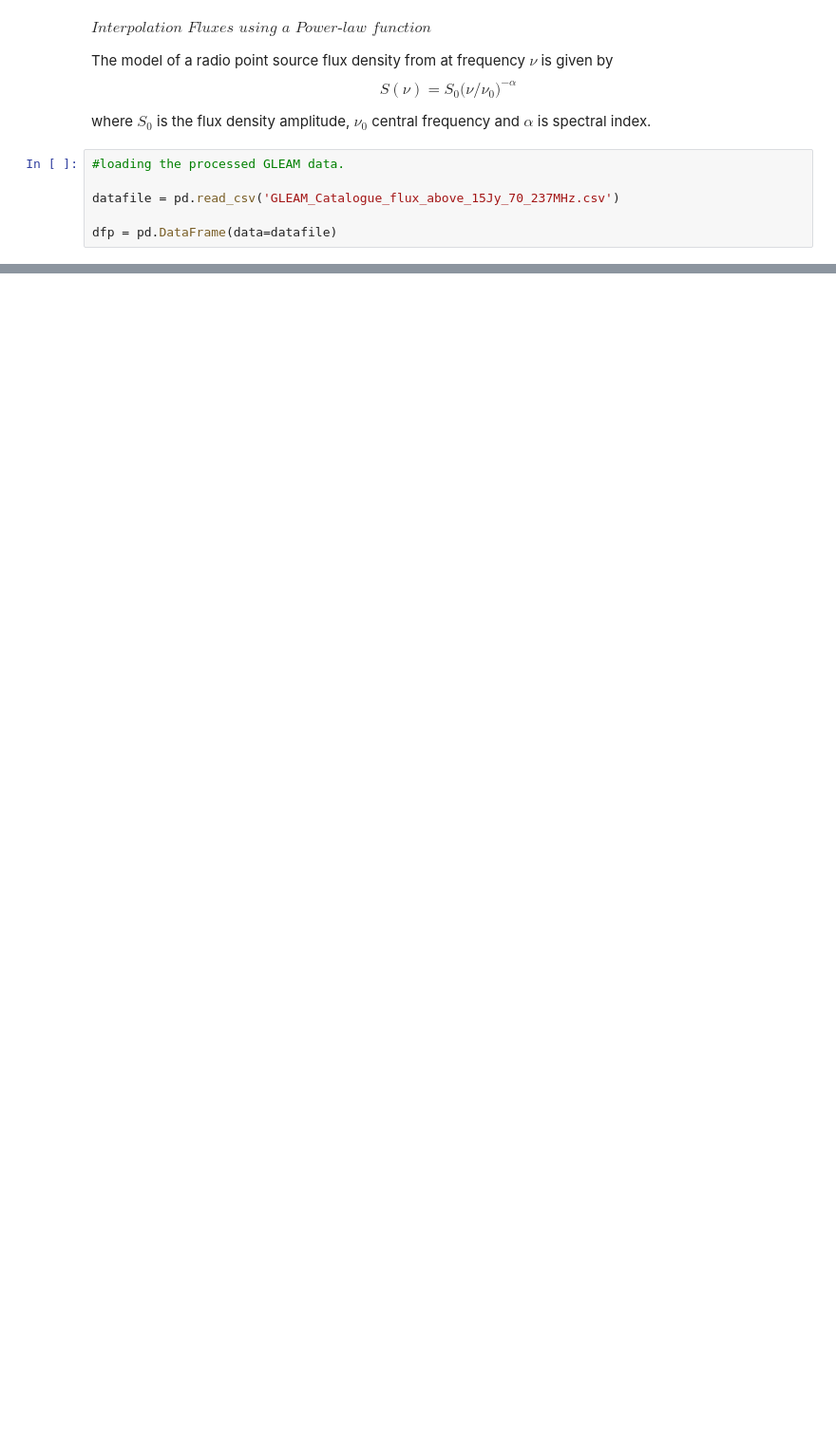
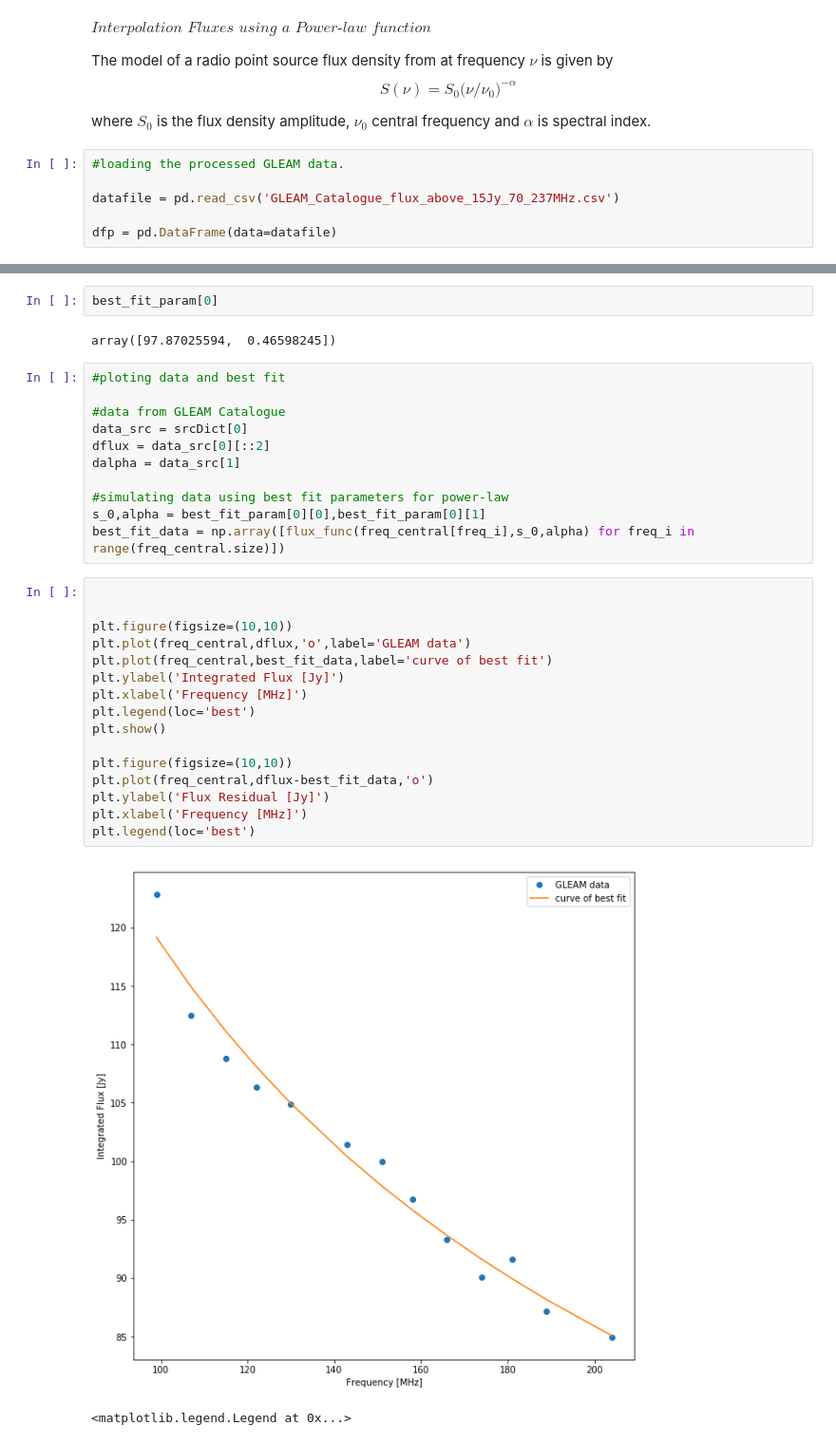
Before and after one commit to UKZN-Astronomy/hera_corrcal, a Jupyter notebook: Simulations/Preparing GLEAM Source Catague.ipynb, the cells around one changed output, grey strips where cells are left out. Shown at 95% size. Cells and saved outputs as stored; diff of their text form; blank space fills up the shorter version.

```diff
--- a/Simulations/Preparing GLEAM Source Catague.ipynb
+++ b/Simulations/Preparing GLEAM Source Catague.ipynb
@@ -257,0 +242,34 @@ np.save('GLEAM_Catalogue_flux_above_15Jy_70_200MHz_interpolated.npy',flux)
+# %%
+best_fit_param[0]
+# %% [output]
+array([97.87025594,  0.46598245])
+# %%
+#ploting data and best fit
+
+#data from GLEAM Catalogue
+data_src = srcDict[0]
+dflux = data_src[0][::2]
+dalpha = data_src[1]
+
+#simulating data using best fit parameters for power-law
+s_0,alpha = best_fit_param[0][0],best_fit_param[0][1]
+best_fit_data = np.array([flux_func(freq_central[freq_i],s_0,alpha) for freq_i in range(freq_central.size)])
+# %%
+
+
+plt.figure(figsize=(10,10))
+plt.plot(freq_central,dflux,'o',label='GLEAM data')
+plt.plot(freq_central,best_fit_data,label='curve of best fit')
+plt.ylabel('Integrated Flux [Jy]')
+plt.xlabel('Frequency [MHz]')
+plt.legend(loc='best')
+plt.show()
+
+plt.figure(figsize=(10,10))
+plt.plot(freq_central,dflux-best_fit_data,'o')
+plt.ylabel('Flux Residual [Jy]')
+plt.xlabel('Frequency [MHz]')
+plt.legend(loc='best')
+# %% [output]
+[figure, added]
+<matplotlib.legend.Legend at 0x...>
```
Also changed, not shown: parts of 7 cells of this notebook, 2 other files.
